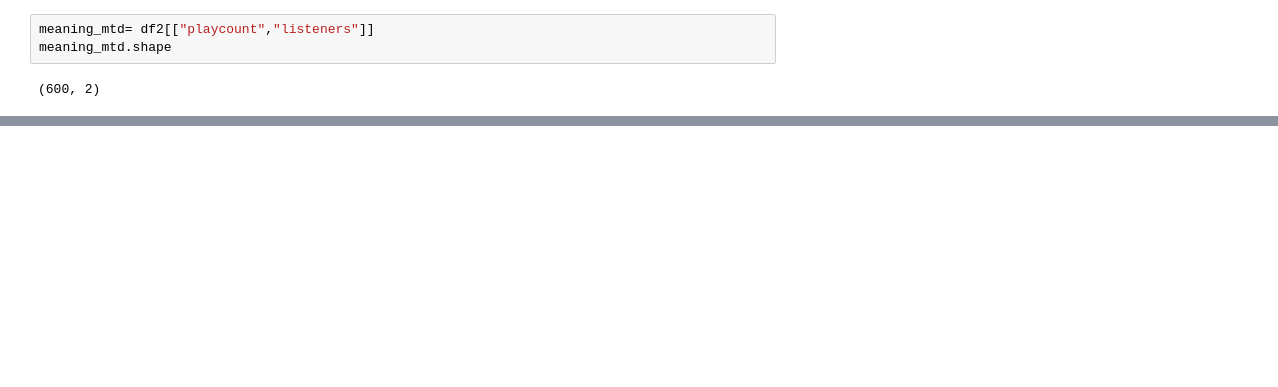
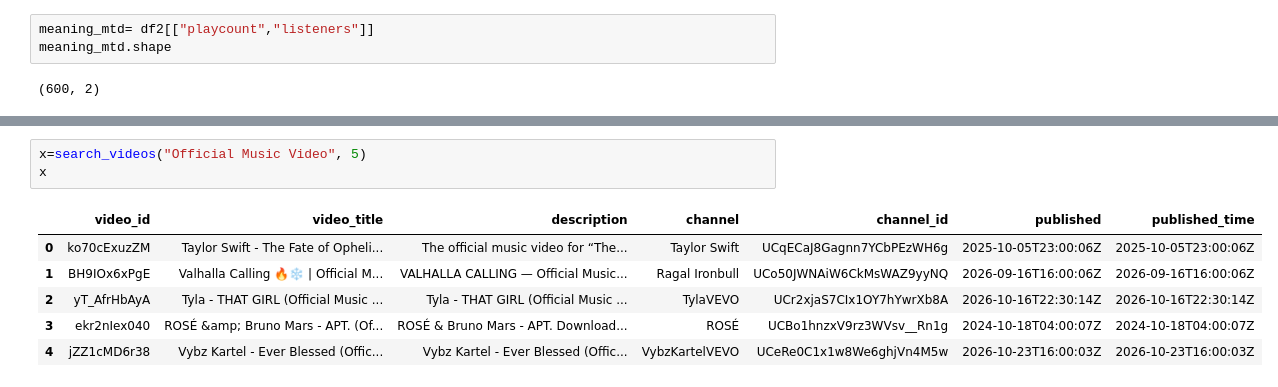
Before and after one commit to HashAlike/Music-Taste-Age, a Jupyter notebook: notebooks/exploration.ipynb, the cells around one changed output, grey strips where cells are left out. Saved outputs shown, nothing was run; the diff lists cells and outputs as text; blank space fills up the shorter version.

Commit message:
Add YouTube video search and metadata collection

```diff
--- a/notebooks/exploration.ipynb
+++ b/notebooks/exploration.ipynb
@@ -315,0 +320,10 @@ df2[df2["name"]=="Intro"]
+# %%
+x=search_videos("Official Music Video", 5)
+x
+# %% [output]
+|  | video_id | video_title | description | channel | channel_id | published | published_time |
+| 0 | ko70cExuzZM | Taylor Swift - The Fate of Opheli... | The official music video for “The... | Taylor Swift | UCqECaJ8Gagnn7YCbPEzWH6g | 2025-10-05T23:00:06Z | 2025-10-05T23:00:06Z |
+| 1 | BH9IOx6xPgE | Valhalla Calling 🔥❄️ | Official M... | VALHALLA CALLING — Official Music... | Ragal Ironbull | UCo50JWNAiW6CkMsWAZ9yyNQ | 2026-09-16T16:00:06Z | 2026-09-16T16:00:06Z |
+| 2 | yT_AfrHbAyA | Tyla - THAT GIRL (Official Music ... | Tyla - THAT GIRL (Official Music ... | TylaVEVO | UCr2xjaS7CIx1OY7hYwrXb8A | 2026-10-16T22:30:14Z | 2026-10-16T22:30:14Z |
+| 3 | ekr2nIex040 | ROSÉ &amp; Bruno Mars - APT. (Of... | ROSÉ & Bruno Mars - APT. Download... | ROSÉ | UCBo1hnzxV9rz3WVsv__Rn1g | 2024-10-18T04:00:07Z | 2024-10-18T04:00:07Z |
+| 4 | jZZ1cMD6r38 | Vybz Kartel - Ever Blessed (Offic... | Vybz Kartel - Ever Blessed (Offic... | VybzKartelVEVO | UCeRe0C1x1w8We6ghjVn4M5w | 2026-10-23T16:00:03Z | 2026-10-23T16:00:03Z |
```
Also changed, not shown: parts of 23 cells of this notebook, 4 other files.
